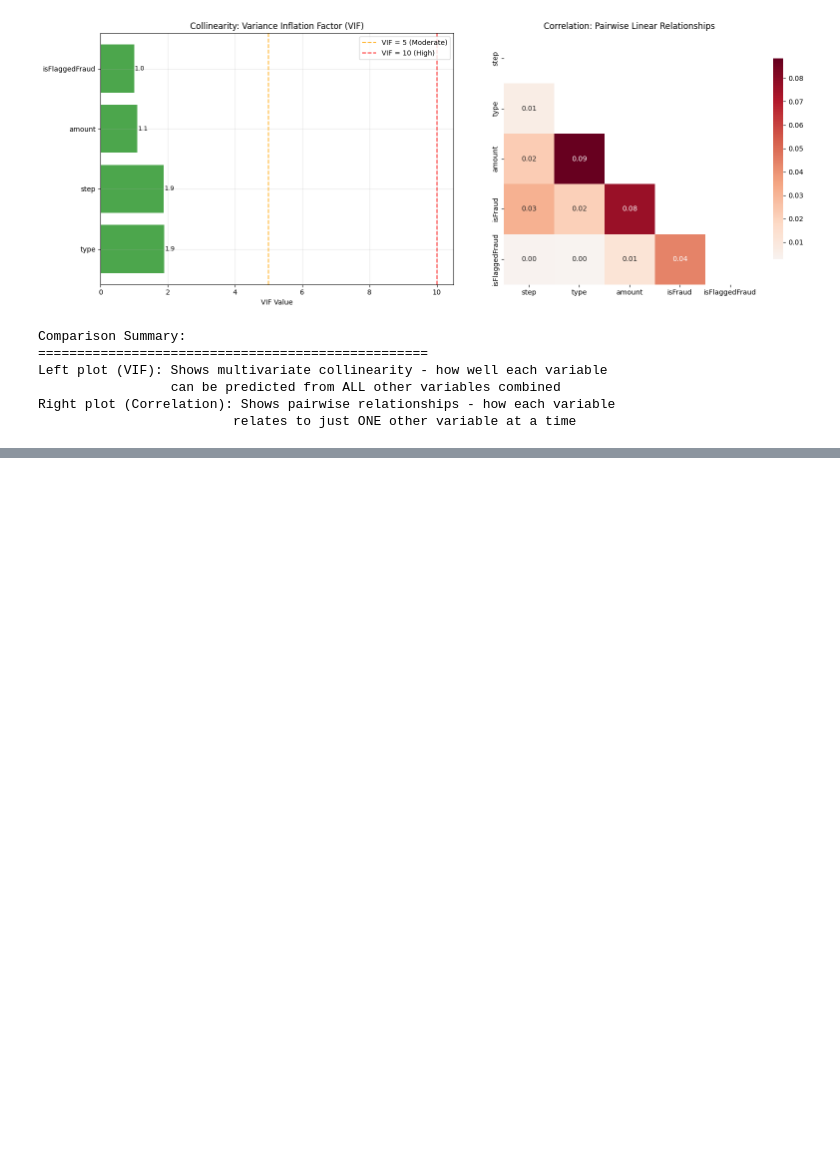
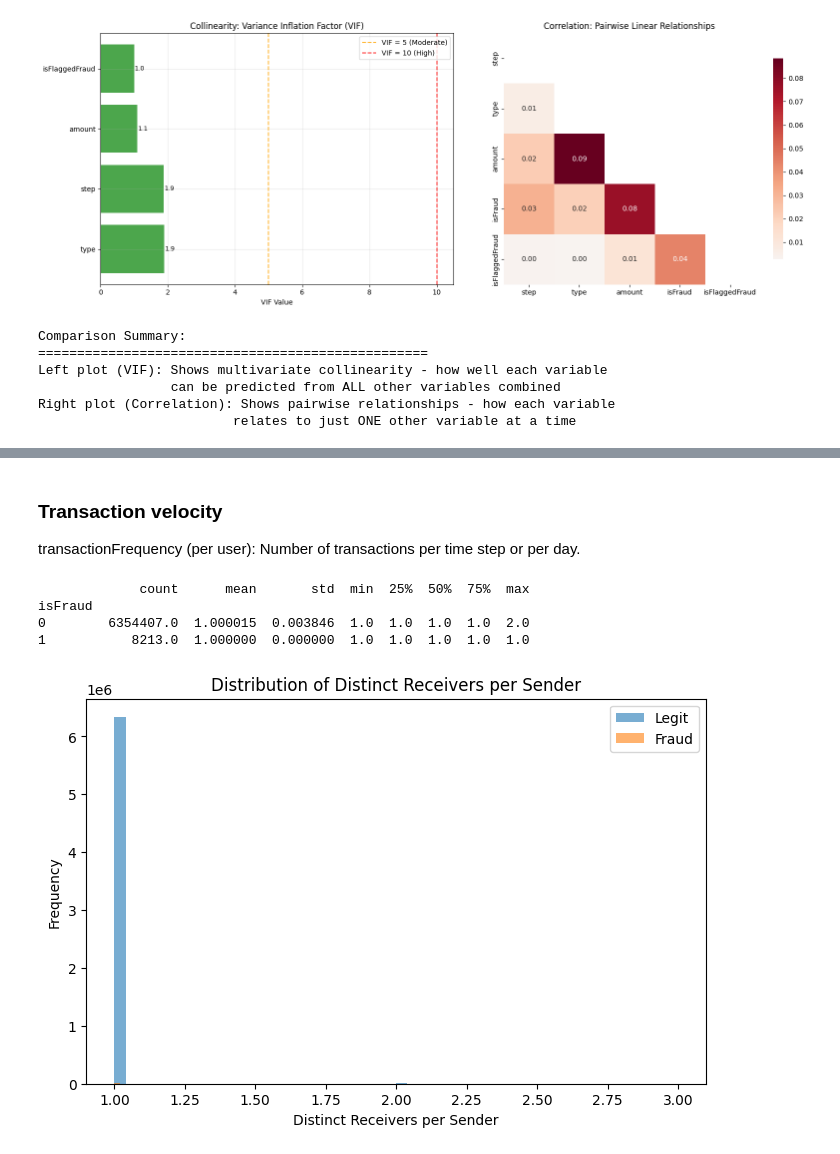
Before and after one commit to jl5045/DSA4263, a Jupyter notebook: notebooks/EDA_updates.ipynb, the cells around one changed output, grey strips where cells are left out. Saved outputs shown, nothing was run; the diff lists cells and outputs as text; code cells hidden in the pictures; blank space fills up the shorter version.

```diff
--- a/notebooks/EDA_updates.ipynb
+++ b/notebooks/EDA_updates.ipynb
@@ -440,0 +459,64 @@ Right plot (Correlation): Shows pairwise relationships - how each variable
+# %% [markdown]
+### Transaction velocity
+transactionFrequency (per user):
+Number of transactions per time step or per day.
+# %%
+txn_freq_per_step = (
+    df.groupby(['nameOrig', 'step'])
+    .size()
+    .reset_index(name='txn_count_step')
+)
+
+df = df.merge(txn_freq_per_step, on=['nameOrig', 'step'], how='left')
+
+df.rename(columns={'txn_count_step': 'transactionFrequency'}, inplace=True)
+
+
+print(df[['nameOrig', 'step', 'transactionFrequency']].head(10))
+
+freq_stats = df.groupby('isFraud')['transactionFrequency'].describe()
+print(freq_stats)
+# %% [output]
+             count      mean       std  min  25%  50%  75%  max
+isFraud
+0        6354407.0  1.000015  0.003846  1.0  1.0  1.0  1.0  2.0
+1           8213.0  1.000000  0.000000  1.0  1.0  1.0  1.0  1.0
+# %%
+avg_amt_per_step = (
+    df.groupby(['nameOrig', 'step'])['amount']
+    .mean()
+    .reset_index(name='avgAmountPerStep')
+)
+
+df = df.merge(avg_amt_per_step, on=['nameOrig', 'step'], how='left')
+
+avg_stats = df.groupby('isFraud')['avgAmountPerStep'].describe()
+print(avg_stats)
+# %%
+sender_connections = (
+    df.groupby('nameOrig')['nameDest']
+    .nunique()
+    .reset_index(name='distinctNameDest_perSender')
+)
+
+# 2️⃣ Number of distinct senders per receiver
+receiver_connections = (
+    df.groupby('nameDest')['nameOrig']
+    .nunique()
+    .reset_index(name='distinctNameOrig_perReceiver')
+)
+
+# 3️⃣ Merge back into the main DataFrame
+df = df.merge(sender_connections, on='nameOrig', how='left')
+df = df.merge(receiver_connections, on='nameDest', how='left')
+# %%
+plt.figure(figsize=(8,5))
+plt.hist(df[df['isFraud']==0]['distinctNameDest_perSender'], bins=50, alpha=0.6, label='Legit')
+plt.hist(df[df['isFraud']==1]['distinctNameDest_perSender'], bins=50, alpha=0.6, label='Fraud')
+plt.legend()
+plt.title('Distribution of Distinct Receivers per Sender')
+plt.xlabel('Distinct Receivers per Sender')
+plt.ylabel('Frequency')
+plt.show()
+# %% [output]
+[figure, added]
```
Also changed, not shown: parts of 3 cells of this notebook.
